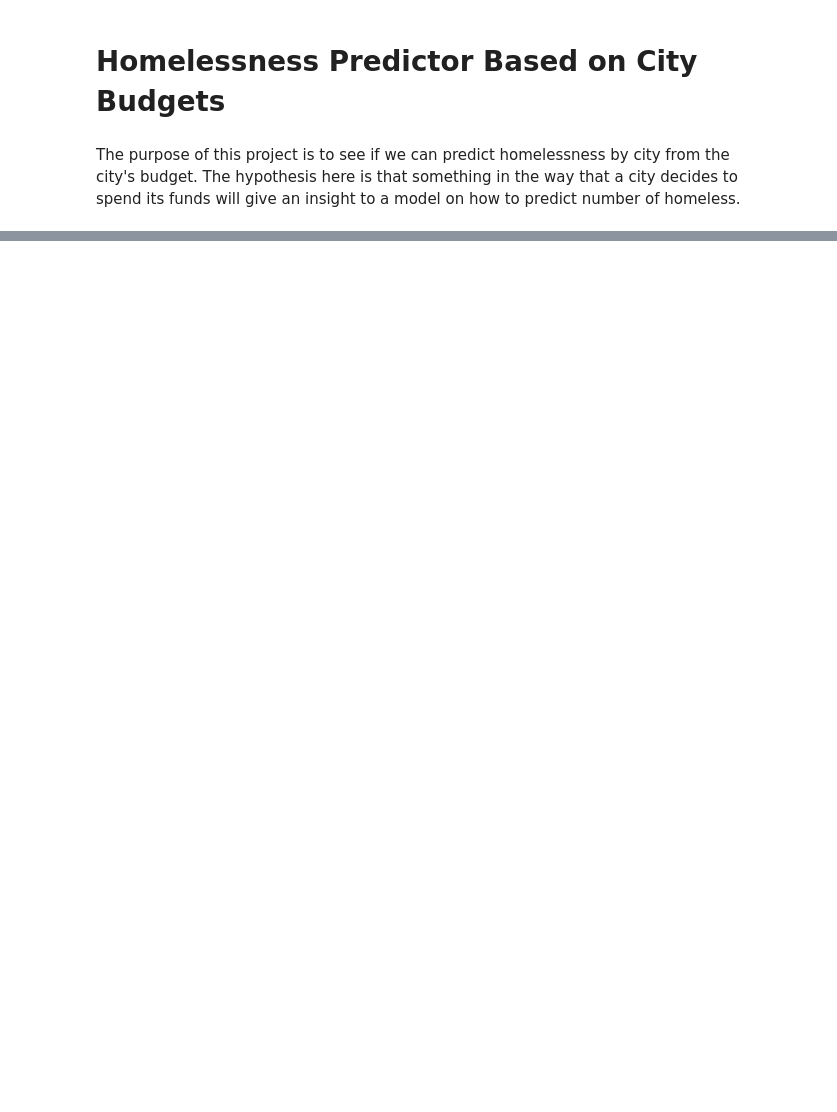
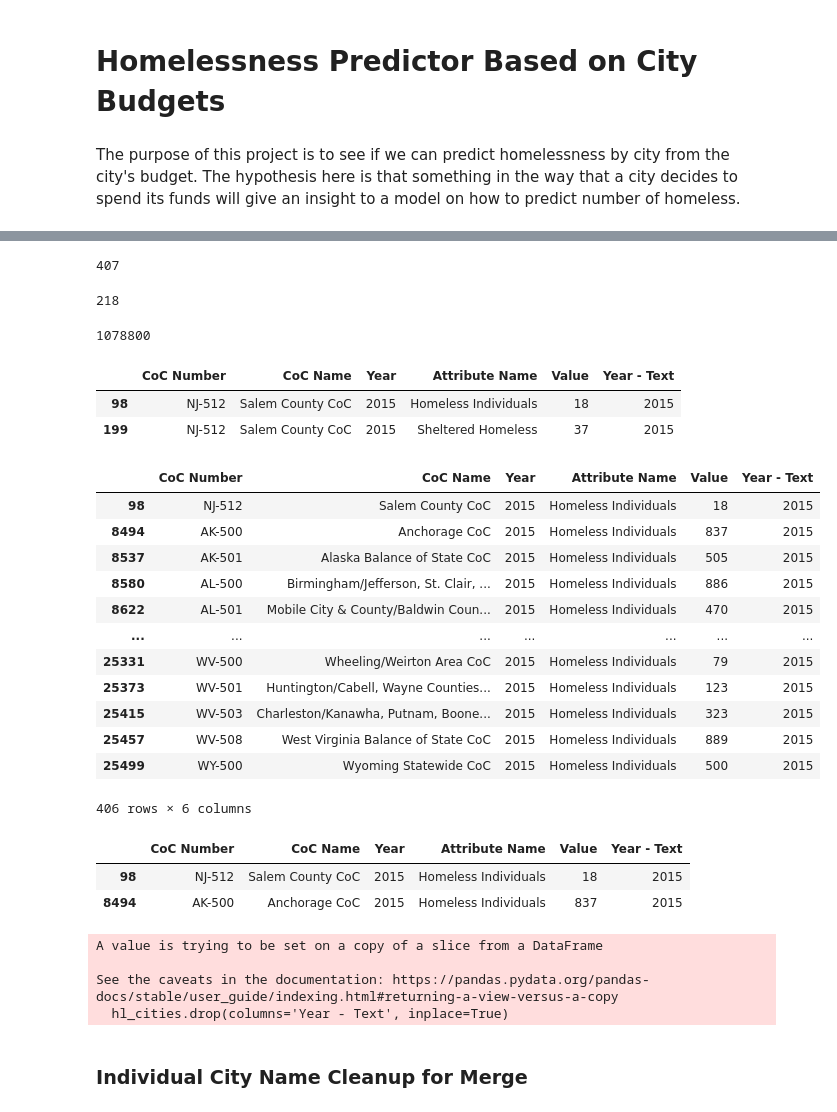
Before and after one commit to Erutis/homelessness-predictor, a Jupyter notebook: homelessness.ipynb, the cells around one changed output, grey strips where cells are left out. Drawn from its saved outputs; the diff is of its cells as text; code cells hidden in the pictures; blank space fills up the shorter version.

```diff
--- a/homelessness.ipynb
+++ b/homelessness.ipynb
@@ -54,0 +99,38 @@ fisc.shape
+# %%
+len(hl['CoC Name'].unique())
+# %% [output]
+407
+# %%
+len(fisc_2015['city_name'].unique())
+# %% [output]
+218
+# %%
+hl[hl['Attribute Name'] == 'Homeless Individuals']['Value'].sum()
+# %% [output]
+1078800
+# %%
+hl_2015 = hl[hl['Year'] == 2015]
+# %%
+hl_2015.head(2)
+# %% [output]
+|  | CoC Number | CoC Name | Year | Attribute Name | Value | Year - Text |
+| 98 | NJ-512 | Salem County CoC | 2015 | Homeless Individuals | 18 | 2015 |
+| 199 | NJ-512 | Salem County CoC | 2015 | Sheltered Homeless | 37 | 2015 |
+# %%
+# focus just on count of homeless individuals
+hl_2015_ind = hl_2015[hl_2015['Attribute Name'] == 'Homeless Individuals']
+hl_2015_ind
+# %% [output]
+|  | CoC Number | CoC Name | Year | Attribute Name | Value | Year - Text |
+| 98 | NJ-512 | Salem County CoC | 2015 | Homeless Individuals | 18 | 2015 |
+| 8494 | AK-500 | Anchorage CoC | 2015 | Homeless Individuals | 837 | 2015 |
+| 8537 | AK-501 | Alaska Balance of State CoC | 2015 | Homeless Individuals | 505 | 2015 |
+| 8580 | AL-500 | Birmingham/Jefferson, St. Clair, ... | 2015 | Homeless Individuals | 886 | 2015 |
+| 8622 | AL-501 | Mobile City & County/Baldwin Coun... | 2015 | Homeless Individuals | 470 | 2015 |
+| ... | ... | ... | ... | ... | ... | ... |
+| 25331 | WV-500 | Wheeling/Weirton Area CoC | 2015 | Homeless Individuals | 79 | 2015 |
+| 25373 | WV-501 | Huntington/Cabell, Wayne Counties... | 2015 | Homeless Individuals | 123 | 2015 |
+| 25415 | WV-503 | Charleston/Kanawha, Putnam, Boone... | 2015 | Homeless Individuals | 323 | 2015 |
+| 25457 | WV-508 | West Virginia Balance of State CoC | 2015 | Homeless Individuals | 889 | 2015 |
+| 25499 | WY-500 | Wyoming Statewide CoC | 2015 | Homeless Individuals | 500 | 2015 |
+406 rows × 6 columns
@@ -54,0 +140,15 @@ fisc.shape
+# %%
+hl_cities.head(2)
+# %% [output]
+|  | CoC Number | CoC Name | Year | Attribute Name | Value | Year - Text |
+| 98 | NJ-512 | Salem County CoC | 2015 | Homeless Individuals | 18 | 2015 |
+| 8494 | AK-500 | Anchorage CoC | 2015 | Homeless Individuals | 837 | 2015 |
+# %%
+hl_cities.drop(columns='Year - Text', inplace=True)
+# %% [output]
+A value is trying to be set on a copy of a slice from a DataFrame
+
+See the caveats in the documentation: https://pandas.pydata.org/pandas-docs/stable/user_guide/indexing.html#returning-a-view-versus-a-copy
+  hl_cities.drop(columns='Year - Text', inplace=True)
+# %% [markdown]
+### Individual City Name Cleanup for Merge
```
Also changed, not shown: parts of 33 cells of this notebook, 1 other file.
